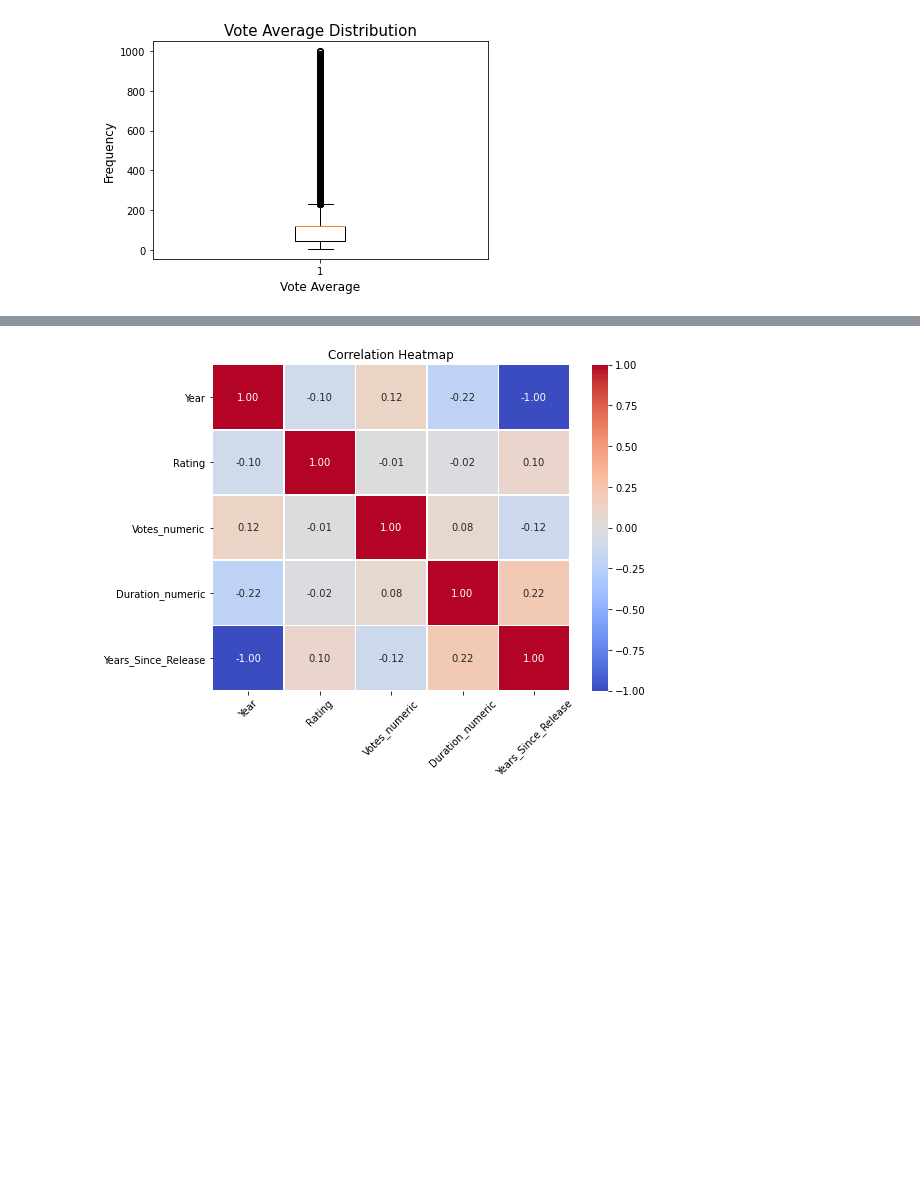
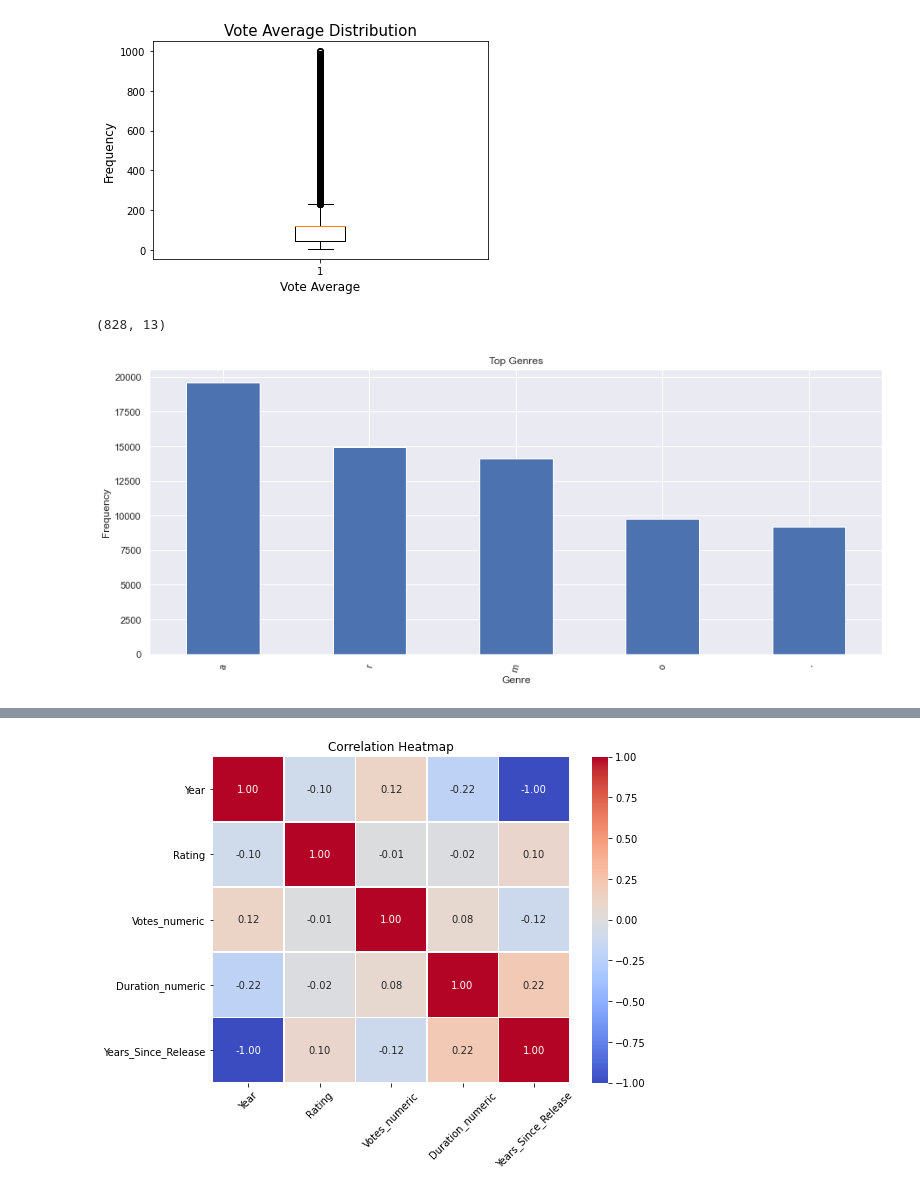
Before and after one commit to Edna722/CODSOFT_ML, a Jupyter notebook: Movie rating prediction_task 2.ipynb, the cells around one changed output, grey strips where cells are left out. Cells and saved outputs as stored; diff of their text form; code cells hidden in the pictures; blank space fills up the shorter version.

```diff
--- a/Movie rating prediction_task 2.ipynb
+++ b/Movie rating prediction_task 2.ipynb
@@ -408,3 +408,38 @@ plt.title("Vote Average Distribution", fontsize=15)
 plt.show()
 # %% [output]
 [figure]
+# %%
+# Define the lower and upper bounds for the outliers
+lower_bound = 2
+upper_bound = 8
+
+# Remove outliers from the 'vote_average' column
+movies_credits_filtered = movie_data[(movie_data['Votes_numeric'] >= lower_bound) & (movie_data['Votes_numeric'] <= upper_bound)]
+
+# Display the shape filtered dataset without outliers
+movies_credits_filtered.shape
+# %% [output]
+(828, 13)
+# %%
+# Extract the 'genres' column
+genres = movie_data['Genre']
+
+# Flatten the list of genres
+flat_genres = [genre for sublist in genres if pd.notna(sublist) for genre in sublist]
+
+# Count the frequency of each genre
+genre_counts = pd.Series(flat_genres).value_counts()
+
+# Select the top genres
+top_genres = genre_counts.head()
+
+# Plot the top genres
+plt.figure(figsize=(15, 6))
+top_genres.plot(kind='bar')
+plt.title('Top Genres')
+plt.xlabel('Genre')
+plt.ylabel('Frequency')
+plt.xticks(rotation=75)
+plt.show()
+# %% [output]
+[figure, added]
```
Also changed, not shown: parts of 8 cells of this notebook, 1 other file.
